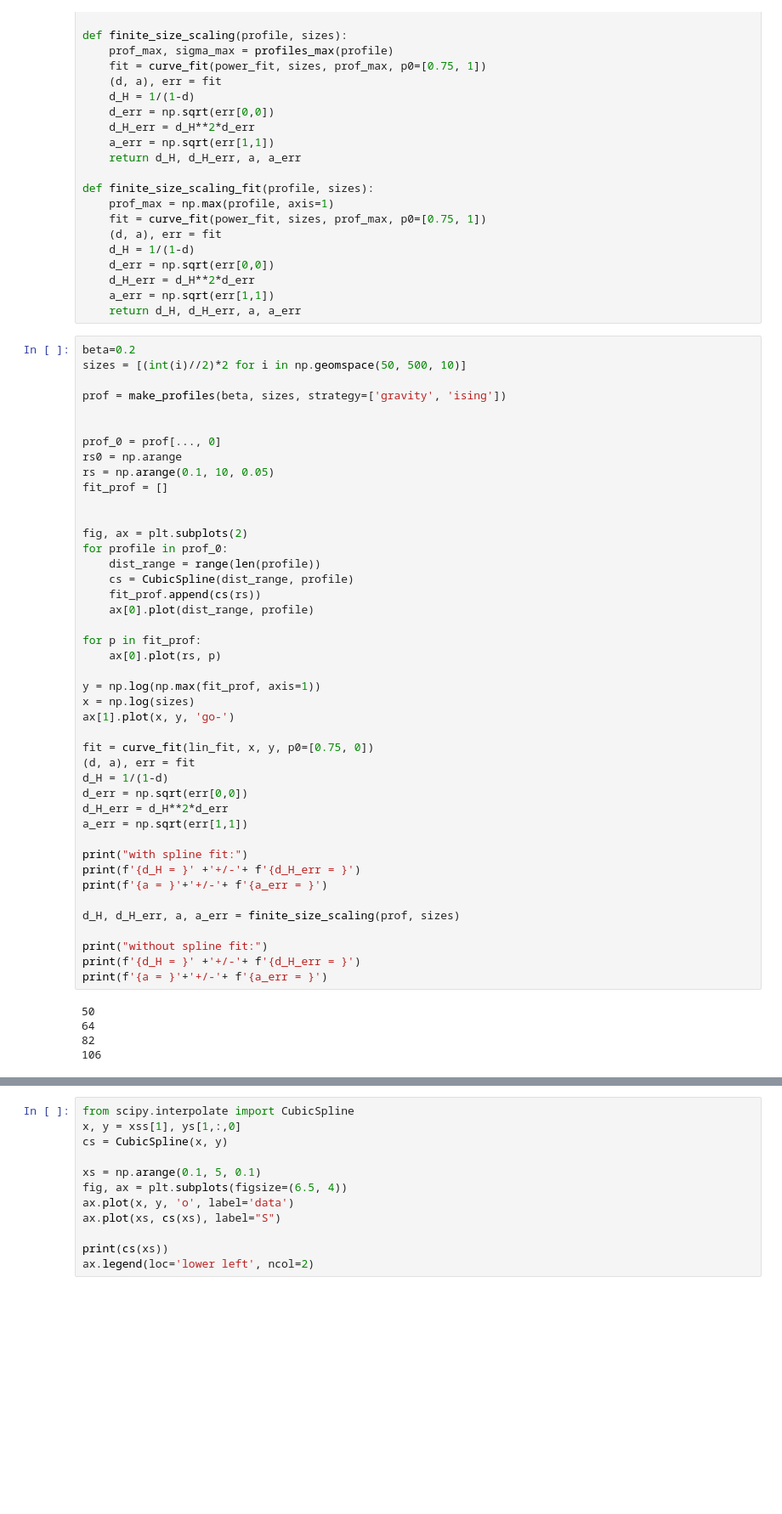
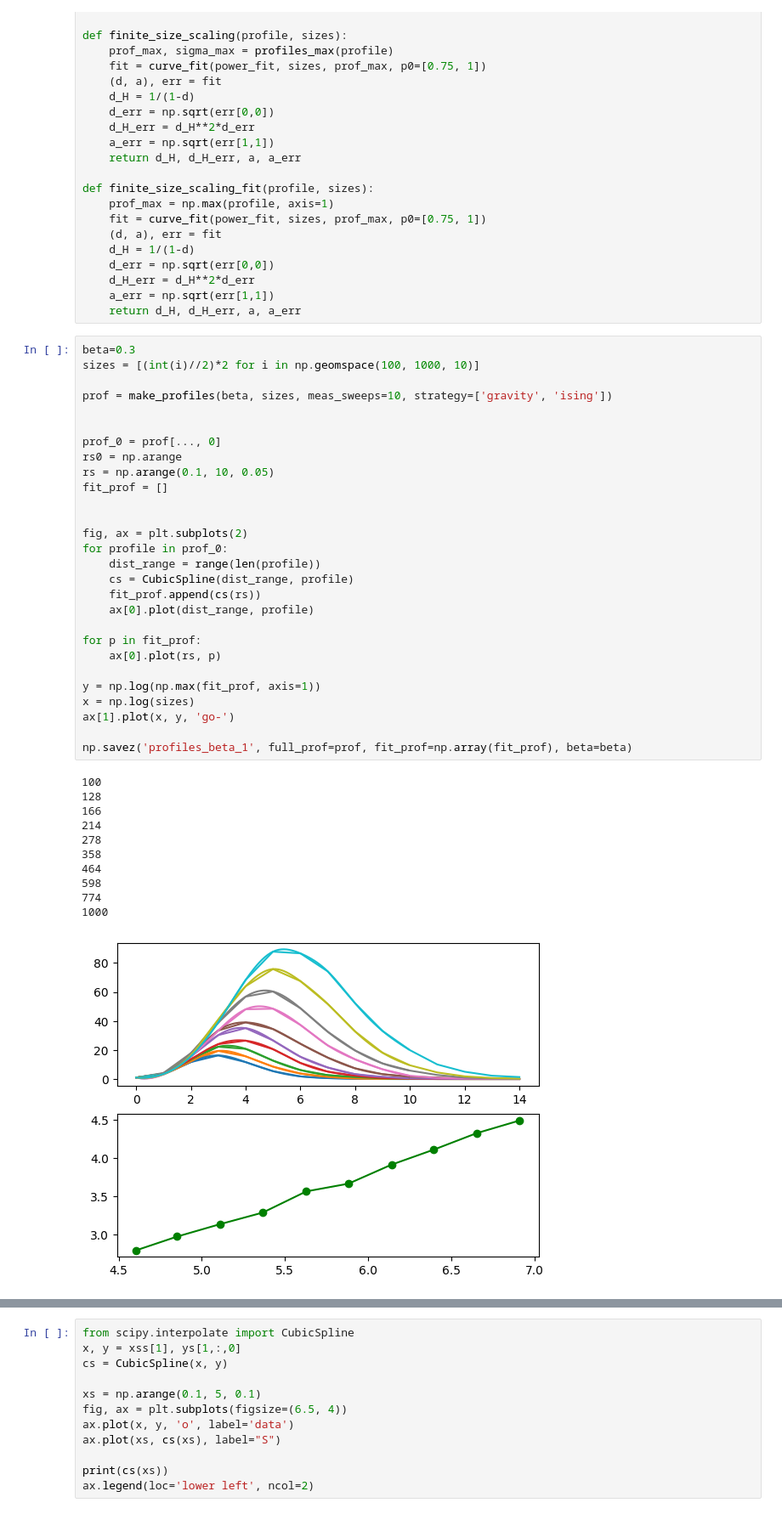
Before and after one commit to MattiaVarrone/EucliFer, a Jupyter notebook: 2D_QG/Examples.ipynb, the cells around one changed output, grey strips where cells are left out. Shown: that part at 85% size. Cells and saved outputs as stored; diff of their text form; blank space fills up the shorter version.

Commit message:
now saving arrays in .npz files

```diff
--- a/2D_QG/Examples.ipynb
+++ b/2D_QG/Examples.ipynb
@@ -110,50 +110,42 @@ def finite_size_scaling_fit(profile, sizes):
     a_err = np.sqrt(err[1,1])
     return d_H, d_H_err, a, a_err
 # %%
-beta=0.2
-sizes = [(int(i)//2)*2 for i in np.geomspace(50, 500, 10)]
+beta=0.3
+sizes = [(int(i)//2)*2 for i in np.geomspace(100, 1000, 10)]
 
-prof = make_profiles(beta, sizes, strategy=['gravity', 'ising'])
+prof = make_profiles(beta, sizes, meas_sweeps=10, strategy=['gravity', 'ising'])
 
 
 prof_0 = prof[..., 0]
 rs0 = np.arange
 rs = np.arange(0.1, 10, 0.05)
 fit_prof = []
 
 
 fig, ax = plt.subplots(2)
 for profile in prof_0:
     dist_range = range(len(profile))
     cs = CubicSpline(dist_range, profile)
     fit_prof.append(cs(rs))
     ax[0].plot(dist_range, profile)
 
 for p in fit_prof:
     ax[0].plot(rs, p)
 
 y = np.log(np.max(fit_prof, axis=1))
 x = np.log(sizes)
 ax[1].plot(x, y, 'go-')
 
-fit = curve_fit(lin_fit, x, y, p0=[0.75, 0])
-(d, a), err = fit
-d_H = 1/(1-d)
-d_err = np.sqrt(err[0,0])
-d_H_err = d_H**2*d_err
-a_err = np.sqrt(err[1,1])
-
-print("with spline fit:")
-print(f'{d_H = }' +'+/-'+ f'{d_H_err = }')
-print(f'{a = }'+'+/-'+ f'{a_err = }')
-
-d_H, d_H_err, a, a_err = finite_size_scaling(prof, sizes)
-
-print("without spline fit:")
-print(f'{d_H = }' +'+/-'+ f'{d_H_err = }')
-print(f'{a = }'+'+/-'+ f'{a_err = }')
+np.savez('profiles_beta_1', full_prof=prof, fit_prof=np.array(fit_prof), beta=beta)
 # %% [output]
-50
-64
-82
-106
+100
+128
+166
+214
+278
+358
+464
+598
+774
+1000
+[figure, added]
```
Also changed, not shown: parts of 8 cells of this notebook, 5 other files.
